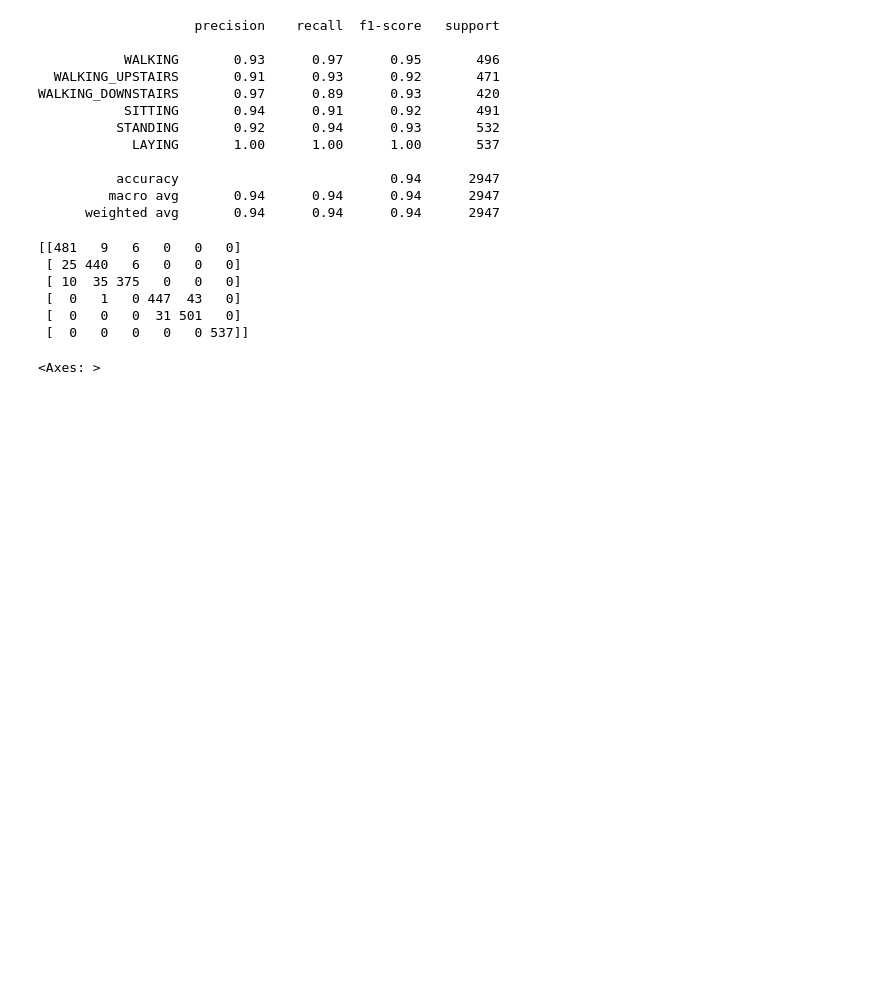
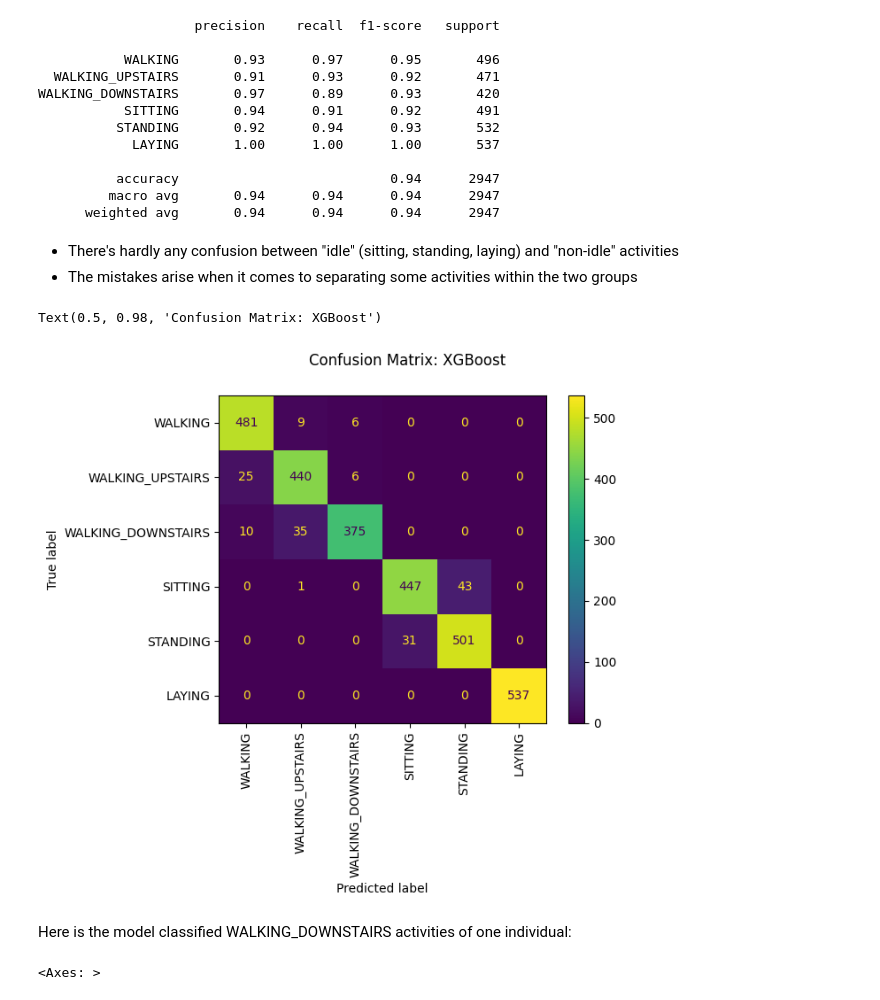
Before and after one commit to glebpnkv/xdp-analysis, a Jupyter notebook: notebooks/1_model_comparison.ipynb, the cells around one changed output. Drawn from its saved outputs; the diff is of its cells as text; code cells hidden in the pictures; blank space fills up the shorter version.

Commit message:
ca-tcc model: model refinements, WIP

```diff
--- a/notebooks/1_model_comparison.ipynb
+++ b/notebooks/1_model_comparison.ipynb
@@ -70,0 +84,4 @@ From https://paperswithcode.com/dataset/har: *Human Activity Detection (HAR) is
+# %%
+label_to_name_map = dc.df_test_y.groupby(
+    ['label', 'name'], as_index=False
+).size().drop(columns=['size']).set_index('label').to_dict()['name']
@@ -242,18 +298,28 @@ WALKING_DOWNSTAIRS       0.97      0.89      0.93       420
           accuracy                           0.94      2947
          macro avg       0.94      0.94      0.94      2947
       weighted avg       0.94      0.94      0.94      2947
-# %%
-print(confusion_matrix(
-    y_true=df_pred["label"],
-    y_pred=df_pred["y_pred"],
-))
-# %% [output]
-[[481   9   6   0   0   0]
- [ 25 440   6   0   0   0]
- [ 10  35 375   0   0   0]
- [  0   1   0 447  43   0]
- [  0   0   0  31 501   0]
- [  0   0   0   0   0 537]]
+# %% [markdown]
+- There's hardly any confusion between "idle" (sitting, standing, laying) and "non-idle" activities
+- The mistakes arise when it comes to separating some activities within the two groups
+# %%
+disp = ConfusionMatrixDisplay(
+    confusion_matrix(
+        y_true=df_pred["label"],
+        y_pred=df_pred["y_pred"],
+    ),
+    display_labels=list(label_to_name_map.values())
+)
+
+disp.plot(
+    xticks_rotation=90
+)
+
+plt.suptitle("Confusion Matrix: XGBoost")
+# %% [output]
+Text(0.5, 0.98, 'Confusion Matrix: XGBoost')
+[figure, added]
+# %% [markdown]
+Here is the model classified WALKING_DOWNSTAIRS activities of one individual:
 # %%
 label_idx = df_pred.loc[
     (df_pred["subject_id"]==18)
```
Also changed, not shown: parts of 81 cells of this notebook, 1 other file.
